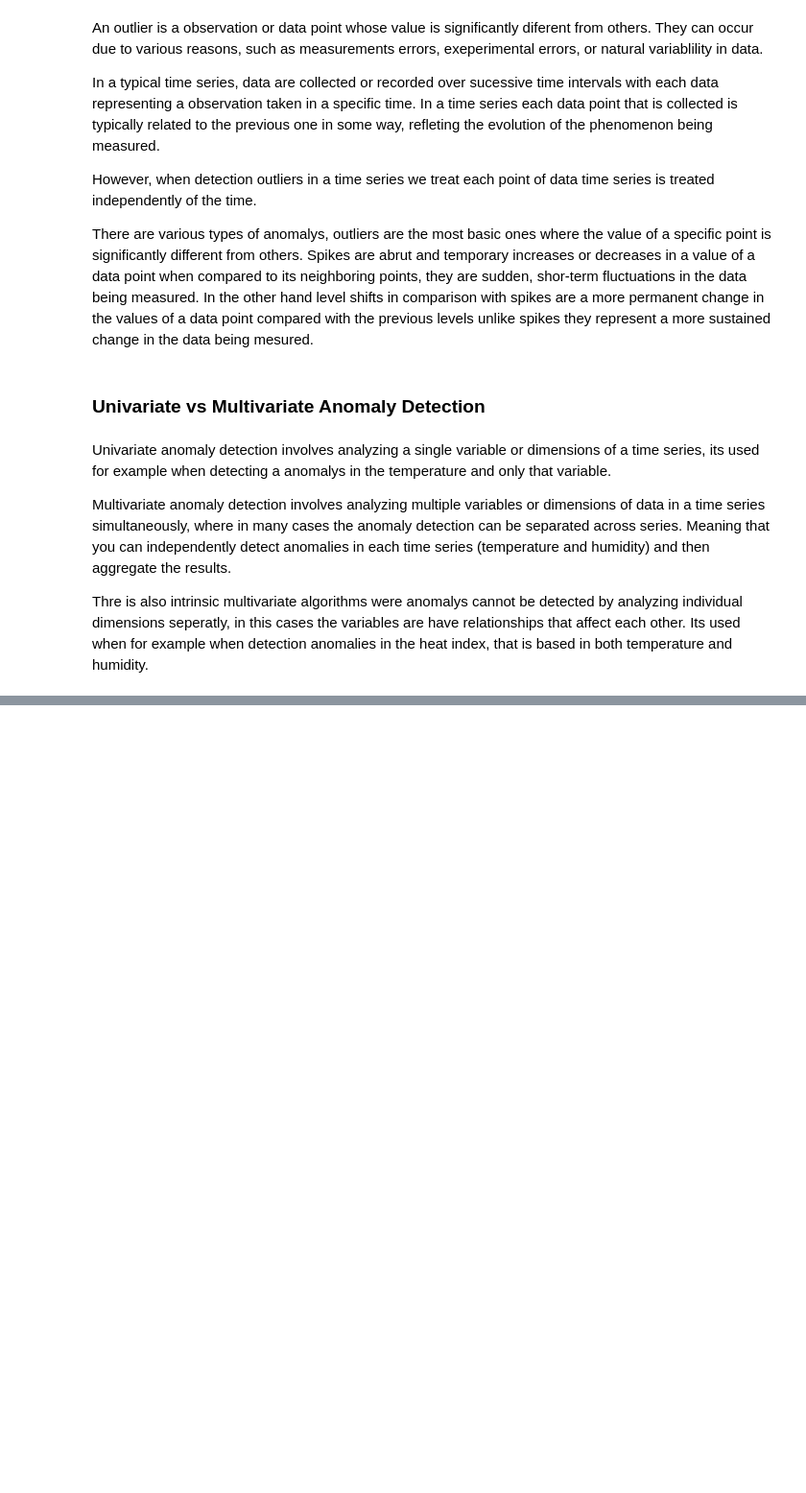
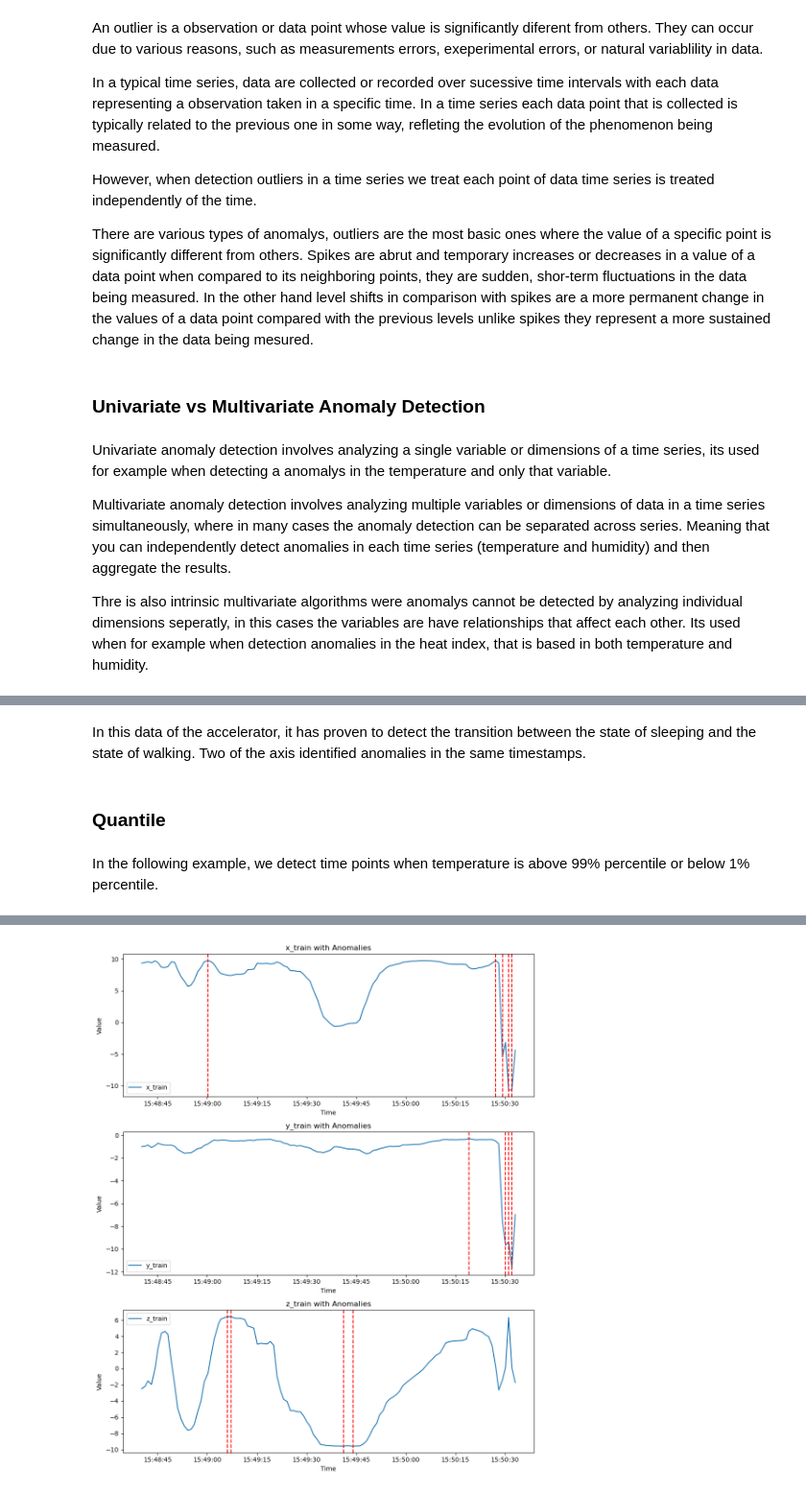
Before and after one commit to JPSSA/move.id, a Jupyter notebook: AA/Anomaly_Detection_Toolkit.ipynb, the cells around one changed output, grey strips where cells are left out. Shown at 96% size. Drawn from its saved outputs; the diff is of its cells as text; code cells hidden in the pictures; blank space fills up the shorter version.

```diff
--- a/AA/Anomaly_Detection_Toolkit.ipynb
+++ b/AA/Anomaly_Detection_Toolkit.ipynb
@@ -152,0 +143,61 @@ plt.show()
+# %% [markdown]
+In this data of the accelerator, it has proven to detect the transition between the state of sleeping and the state of walking. Two of the axis identified anomalies in the same timestamps.
+# %% [markdown]
+### Quantile
+# %% [markdown]
+In the following example, we detect time points when temperature is above 99% percentile or below 1% percentile.
+# %%
+from adtk.detector import QuantileAD
+
+quantile_ad_x = QuantileAD(high=0.99, low=0.02)
+anomalies_x = quantile_ad_x.fit_detect(x_train)
+
+quantile_ad_y = QuantileAD(high=0.99, low=0.02)
+anomalies_y = quantile_ad_y.fit_detect(y_train)
+
+quantile_ad_z = QuantileAD(high=0.99, low=0.02)
+anomalies_z = quantile_ad_z.fit_detect(z_train)
+
+print(anomalies_x)
+
+# Filter out NaN values from anomalies
+non_nan_anomalies_x = anomalies_x.dropna()
+non_nan_anomalies_y = anomalies_y.dropna()
+non_nan_anomalies_z = anomalies_z.dropna()
+
+# Create a figure with three subplots
+fig, axs = plt.subplots(3, 1, figsize=(10, 12))
+
+# Plot x_train with detected anomalies
+axs[0].plot(x_train, label='x_train')
+for anomaly_idx, anomaly in non_nan_anomalies_x.items():
+    if anomaly:
+        axs[0].axvline(x=anomaly_idx, color='red', linestyle='--')
+axs[0].set_title('x_train with Anomalies')
+axs[0].set_xlabel('Time')
+axs[0].set_ylabel('Value')
+axs[0].legend()
+
+# Plot y_train with detected anomalies
+axs[1].plot(y_train, label='y_train')
+for anomaly_idx, anomaly in non_nan_anomalies_y.items():
+    if anomaly:
+        axs[1].axvline(x=anomaly_idx, color='red', linestyle='--')
+axs[1].set_title('y_train with Anomalies')
+axs[1].set_xlabel('Time')
+axs[1].set_ylabel('Value')
+axs[1].legend()
+
+# Plot z_train with detected anomalies
+axs[2].plot(z_train, label='z_train')
+for anomaly_idx, anomaly in non_nan_anomalies_z.items():
+    if anomaly:
+        axs[2].axvline(x=anomaly_idx, color='red', linestyle='--')
+axs[2].set_title('z_train with Anomalies')
+axs[2].set_xlabel('Time')
+axs[2].set_ylabel('Value')
+axs[2].legend()
+
+plt.tight_layout()
+plt.show()
+# %% [output]
@@ -152,0 +217 @@ plt.show()
+[figure, added]
```
Also changed, not shown: parts of 9 cells of this notebook, 5 other files.
